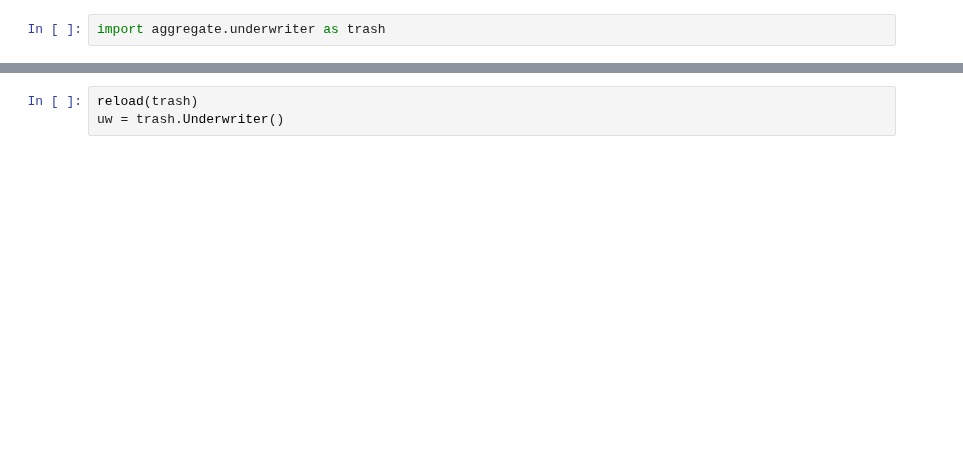
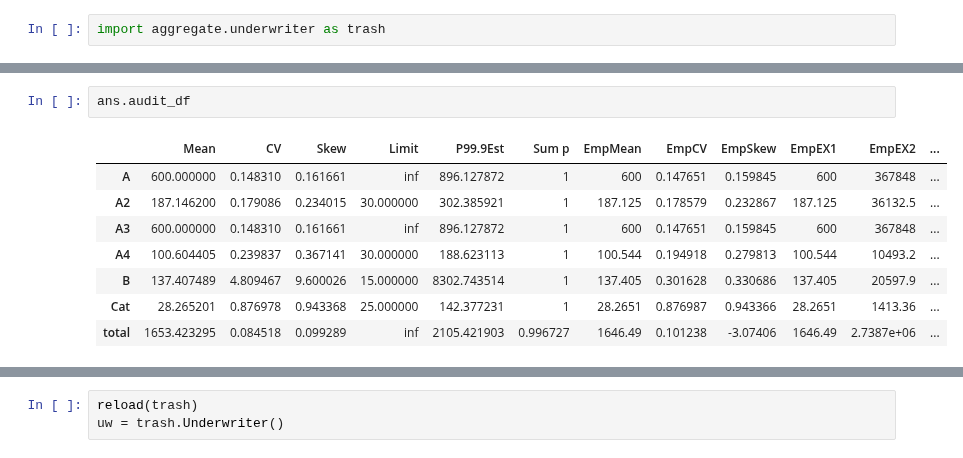
Before and after one commit to mynl/aggregate, a Jupyter notebook: examples/basic_examples.ipynb, the cells around one changed output, grey strips where cells are left out. Cells and saved outputs as stored; diff of their text form; blank space fills up the shorter version.

```diff
--- a/examples/basic_examples.ipynb
+++ b/examples/basic_examples.ipynb
@@ -434,0 +319,11 @@ Quick
+# %%
+ans.audit_df
+# %% [output]
+|  | Mean | CV | Skew | Limit | P99.9Est | Sum p | EmpMean | EmpCV | EmpSkew | EmpEX1 | EmpEX2 | ... |
+| A | 600.000000 | 0.148310 | 0.161661 | inf | 896.127872 | 1 | 600 | 0.147651 | 0.159845 | 600 | 367848 | ... |
+| A2 | 187.146200 | 0.179086 | 0.234015 | 30.000000 | 302.385921 | 1 | 187.125 | 0.178579 | 0.232867 | 187.125 | 36132.5 | ... |
+| A3 | 600.000000 | 0.148310 | 0.161661 | inf | 896.127872 | 1 | 600 | 0.147651 | 0.159845 | 600 | 367848 | ... |
+| A4 | 100.604405 | 0.239837 | 0.367141 | 30.000000 | 188.623113 | 1 | 100.544 | 0.194918 | 0.279813 | 100.544 | 10493.2 | ... |
+| B | 137.407489 | 4.809467 | 9.600026 | 15.000000 | 8302.743514 | 1 | 137.405 | 0.301628 | 0.330686 | 137.405 | 20597.9 | ... |
+| Cat | 28.265201 | 0.876978 | 0.943368 | 25.000000 | 142.377231 | 1 | 28.2651 | 0.876987 | 0.943366 | 28.2651 | 1413.36 | ... |
+| total | 1653.423295 | 0.084518 | 0.099289 | inf | 2105.421903 | 0.996727 | 1646.49 | 0.101238 | -3.07406 | 1646.49 | 2.7387e+06 | ... |
```
Also changed, not shown: parts of 38 cells of this notebook, 5 other files.
